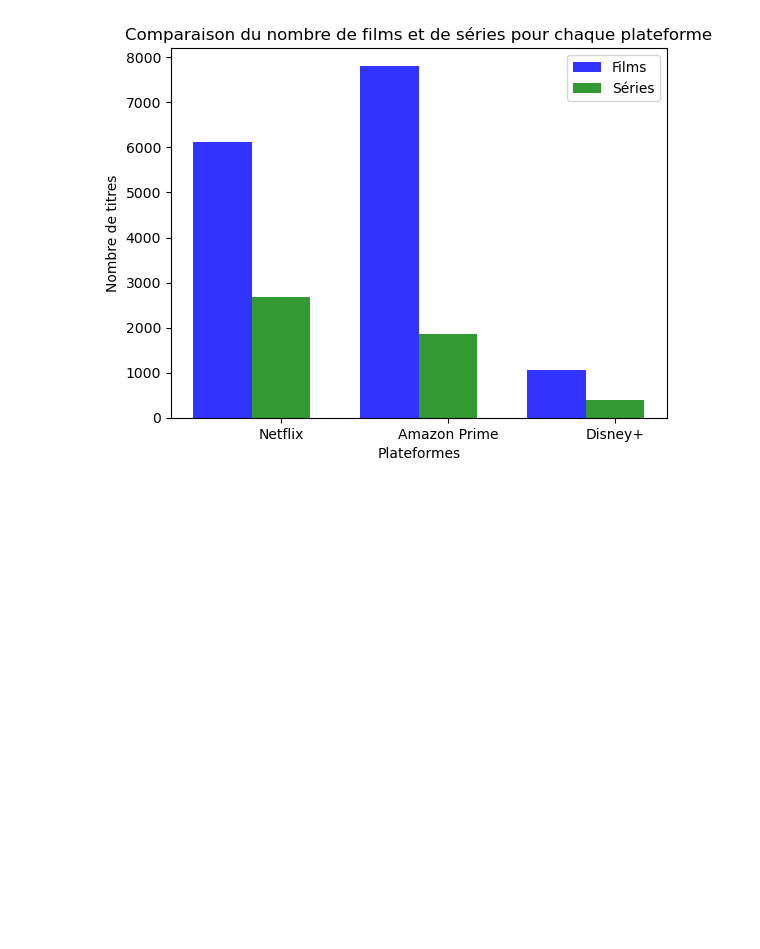
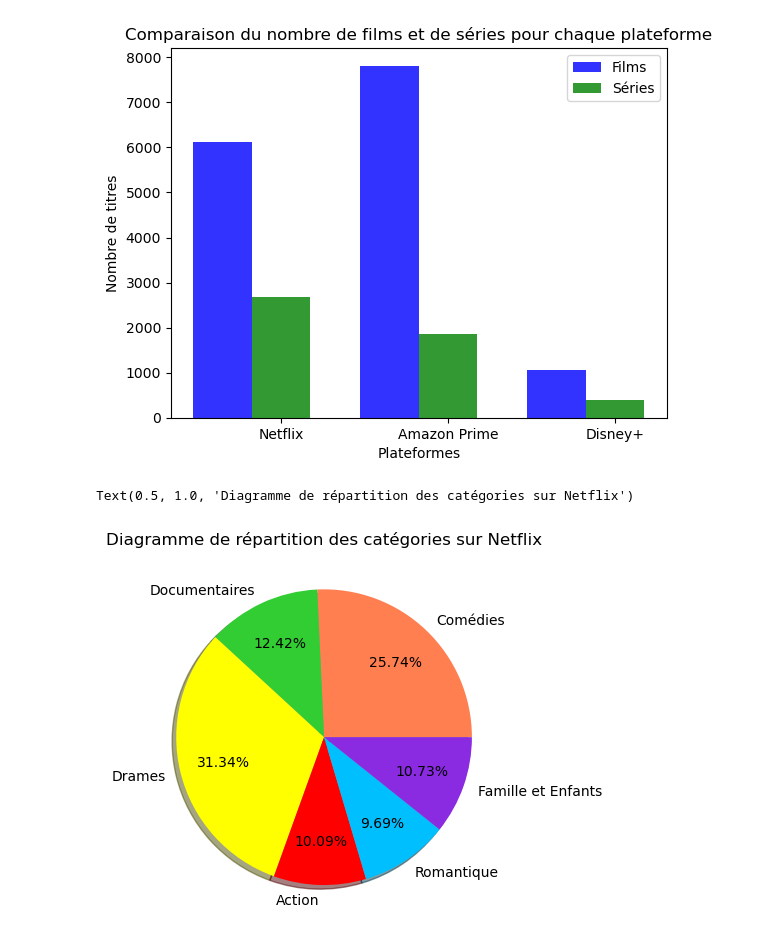
Before and after one commit to Odin688/Python_Capitalism, a Jupyter notebook: projet/study.ipynb, the cells around one changed output. Drawn from its saved outputs; the diff is of its cells as text; code cells hidden in the pictures; blank space fills up the shorter version.

```diff
--- a/projet/study.ipynb
+++ b/projet/study.ipynb
@@ -108,15 +107,43 @@ plt.show()
 # %%
 #nombre de comédies
 nbr_com_n = df[(df.listed_in.str.contains('Comedies') | df.listed_in.str.contains('Comedy')) & (df['Platform'] == 'Netflix')].shape[0]
 nbr_com_a = df[(df.listed_in.str.contains('Comedies') | df.listed_in.str.contains('Comedy')) & (df['Platform'] == 'Amazon Prime')].shape[0]
 nbr_com_d = df[(df.listed_in.str.contains('Comedies') | df.listed_in.str.contains('Comedy')) & (df['Platform'] == 'Disney+')].shape[0]
 
 #documentaires
 nbr_doc_n = df[(df.listed_in.str.contains('Documentaries') | df.listed_in.str.contains('Docuseries')) & (df['Platform'] == 'Netflix')].shape[0]
 nbr_doc_a = df[(df.listed_in.str.contains('Documentary') | df.listed_in.str.contains('Docuseries')) & (df['Platform'] == 'Amazon Prime')].shape[0]
 nbr_doc_d = df[(df.listed_in.str.contains('Documentary') | df.listed_in.str.contains('Docuseries')) & (df['Platform'] == 'Disney+')].shape[0]
 
 #drama
-nbr_doc_n = df[(df.listed_in.str.contains('Drama')) & (df['Platform'] == 'Netflix')].shape[0]
-nbr_doc_a = df[(df.listed_in.str.contains('Drama')) & (df['Platform'] == 'Amazon Prime')].shape[0]
-nbr_doc_d = df[(df.listed_in.str.contains('Drama')) & (df['Platform'] == 'Disney+')].shape[0]
+nbr_dram_n = df[(df.listed_in.str.contains('Drama')) & (df['Platform'] == 'Netflix')].shape[0]
+nbr_dram_a = df[(df.listed_in.str.contains('Drama')) & (df['Platform'] == 'Amazon Prime')].shape[0]
+nbr_dram_d = df[(df.listed_in.str.contains('Drama')) & (df['Platform'] == 'Disney+')].shape[0]
+
+#action
+nbr_act_n = df[(df.listed_in.str.contains('Action')) & (df['Platform'] == 'Netflix')].shape[0]
+nbr_act_a = df[(df.listed_in.str.contains('Action')) & (df['Platform'] == 'Amazon Prime')].shape[0]
+nbr_act_d = df[(df.listed_in.str.contains('Action')) & (df['Platform'] == 'Disney+')].shape[0]
+
+#romantique
+nbr_rom_n = df[(df.listed_in.str.contains('Romantic') | (df.listed_in.str.contains('Romance'))) & (df['Platform'] == 'Netflix')].shape[0]
+nbr_rom_a = df[(df.listed_in.str.contains('Romantic') | (df.listed_in.str.contains('Romance'))) & (df['Platform'] == 'Amazon Prime')].shape[0]
+nbr_rom_d = df[(df.listed_in.str.contains('Romantic') | (df.listed_in.str.contains('Romance'))) & (df['Platform'] == 'Disney+')].shape[0]
+
+#Famille et enfants
+nbr_fam_n = df[(df.listed_in.str.contains('Family') | (df.listed_in.str.contains('Kids'))) & (df['Platform'] == 'Netflix')].shape[0]
+nbr_fam_a = df[(df.listed_in.str.contains('Family') | (df.listed_in.str.contains('Kids'))) & (df['Platform'] == 'Amazon Prime')].shape[0]
+nbr_fam_d = df[(df.listed_in.str.contains('Family') | (df.listed_in.str.contains('Kids'))) & (df['Platform'] == 'Disney+')].shape[0]
+
+cat = ['Comédies', 'Documentaires', 'Drames', 'Action','Romantique', 'Famille et Enfants']
+palette = ['coral', 'limegreen', 'yellow','red','deepskyblue','blueviolet']
+x = [nbr_com_n, nbr_doc_n,nbr_dram_n,nbr_act_n,nbr_rom_n,nbr_fam_n]
+plt.pie(x, labels = cat,
+           colors = palette,
+           autopct = lambda x: str(round(x, 2)) + '%',
+           pctdistance = 0.7, labeldistance = 1.1,
+           shadow = True,normalize =True)
+plt.title('Diagramme de répartition des catégories sur Netflix')
+# %% [output]
+Text(0.5, 1.0, 'Diagramme de répartition des catégories sur Netflix')
+[figure, added]
```
Also changed, not shown: parts of 7 cells of this notebook.
